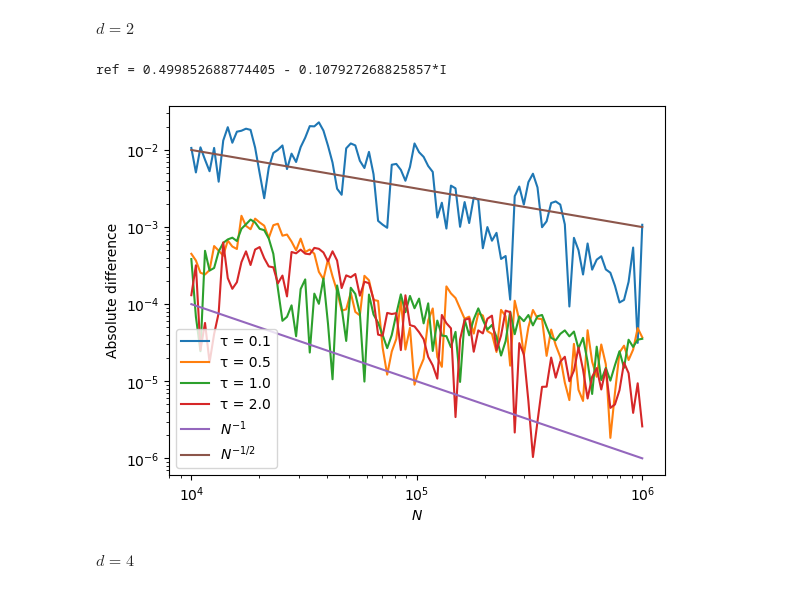
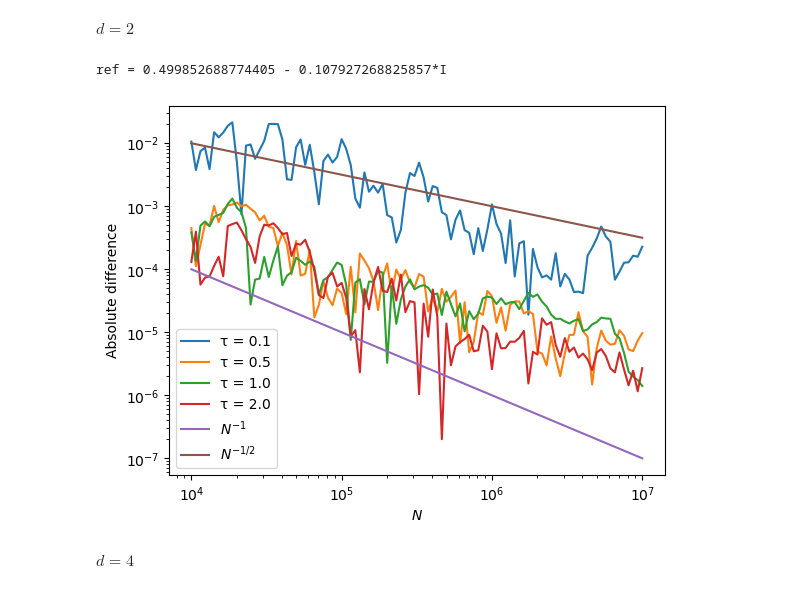
Before and after one commit to krivenko/QInchworm.jl, a Jupyter notebook: experiments/Warping.ipynb, the cells around one changed output. Drawn from its saved outputs; the diff is of its cells as text; code cells hidden in the pictures.

```diff
--- a/experiments/Warping.ipynb
+++ b/experiments/Warping.ipynb
@@ -122,7 +134,7 @@ ref = Iref(α)
 @show ref
 
 τ_list = [0.1, 0.5, 1, 2, 10]
-N_range = convert.(Int64, round.(exp10.(range(4, stop=6, length=100))))
+N_range = convert.(Int64, round.(exp10.(range(4, stop=7, length=100))))
 
 vals = Array{ComplexF64, 2}(undef, (length(τ_list), length(N_range)))
 
@@ -160,7 +172,7 @@ ref = Iref(α)
 @show ref
 
 τ_list = [0.1, 0.5, 1, 2, 10]
-N_range = convert.(Int64, round.(exp10.(range(4, stop=6, length=100))))
+N_range = convert.(Int64, round.(exp10.(range(4, stop=7, length=100))))
 
 vals = Array{ComplexF64, 2}(undef, (length(τ_list), length(N_range)))
 
@@ -232,35 +244,35 @@ f = make_f(α)
 
 ref = Iref(α)
 @show ref
 
 τ_list = [0.1, 0.5, 1, 2]
-N_range = convert.(Int64, round.(exp10.(range(4, stop=6, length=100))))
+N_range = convert.(Int64, round.(exp10.(range(4, stop=7, length=100))))
 
 vals = Array{ComplexF64, 2}(undef, (length(τ_list), length(N_range)))
 
 for (τi, τ) in enumerate(τ_list)
     p = make_exp_model_function(τ, d)
     trans = make_exp_trans_1(τ)
     Threads.@threads for (Ni, N) in collect(enumerate(N_range))
         vals[τi, Ni] = qMCIntegrateWithWarping(f, p, exp_p_norm_1(τ, d), SobolSeq(d), trans, N)
     end
     plot_diff(N_range, vals[τi,:], ref, "τ = $τ")
 end
 
 plt.plot(N_range, collect(Float64, N_range) .^ (-1.0), label = "\$N^{-1}\$")
 plt.plot(N_range, collect(Float64, N_range) .^ (-0.5), label = "\$N^{-1/2}\$")
 plt.legend()
 
 h5open("Warping.h5", "cw") do file
     g = create_group(file, "model_exp_1_d2")
     write(g, "ref", convert(ComplexF64, ref))
     write(g, "tau_list", τ_list)
     write(g, "N_range", collect(N_range))
     write(g, "vals", vals)
 end
 # %% [output]
 ref = 0.499852688774405 - 0.107927268825857*I
-[figure, old version]
+[figure, new version]
 # %% [markdown]
 $d=4$
 # %%
```
Also changed, not shown: parts of 5 cells of this notebook, 2 other files.
